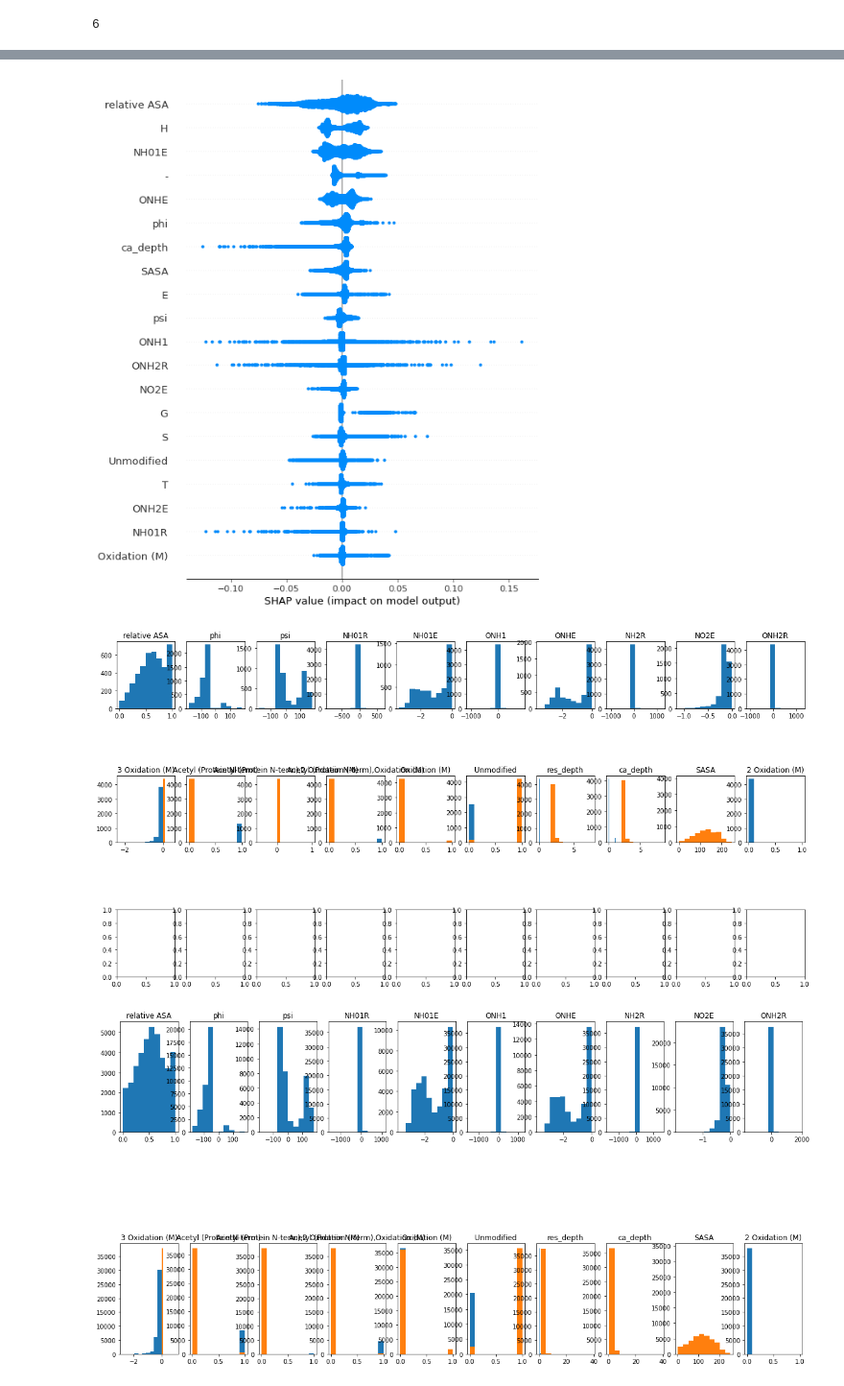
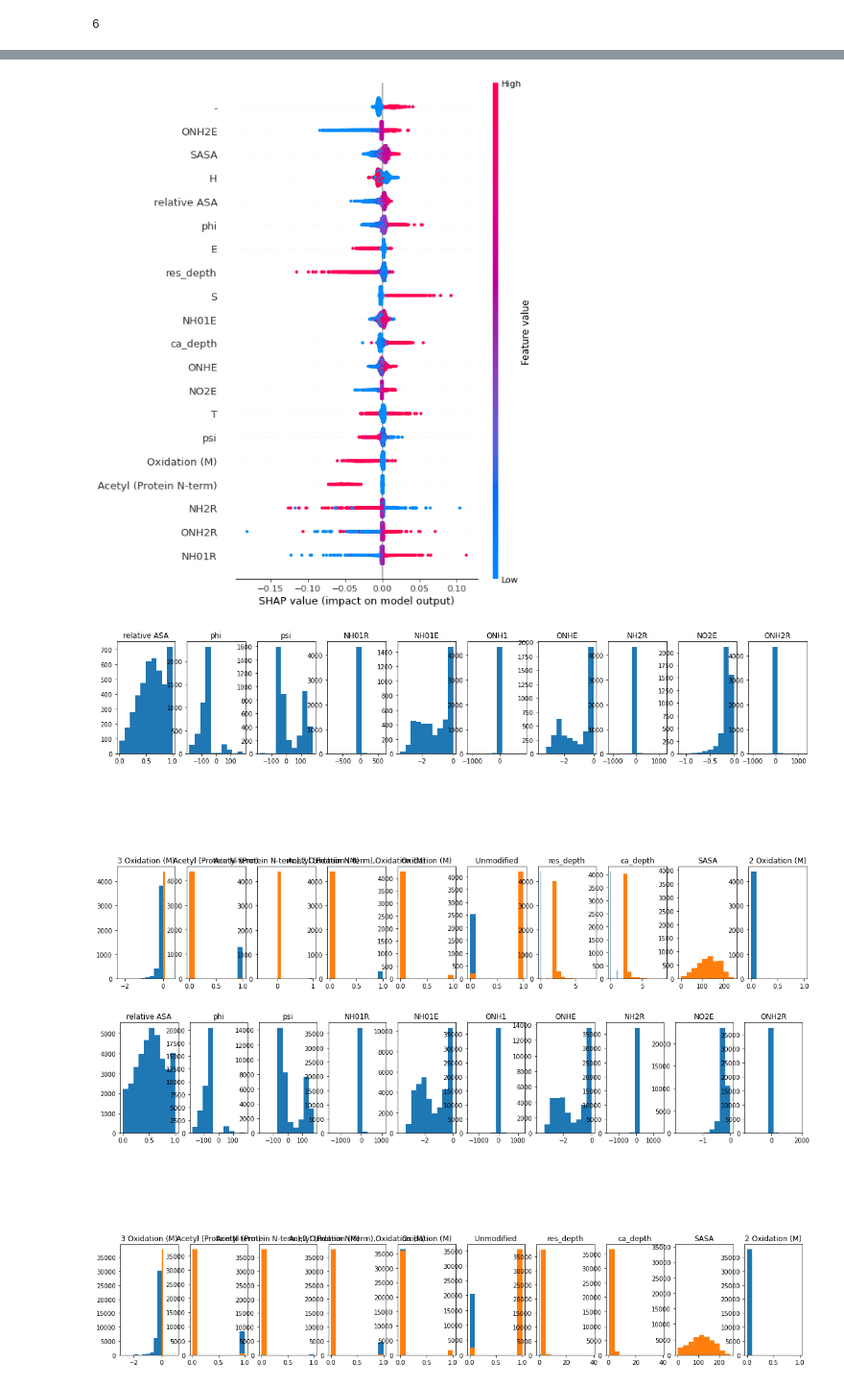
Before and after one commit to dkormocha/Proteomics, a Jupyter notebook: kras_test.ipynb, the cells around one changed output, grey strips where cells are left out. Shown: that part at 96% size. Drawn from its saved outputs; the diff is of its cells as text; code cells hidden in the pictures.

```diff
--- a/kras_test.ipynb
+++ b/kras_test.ipynb
@@ -145,26 +147,26 @@ shap.force_plot(explainer.expected_value[0], shap_values[0][0], X_test[0], featu
 <shap.plots._force.AdditiveForceVisualizer at 0x...>
 # %%
-shap.summary_plot(shap_values[0], plot_type = 'dot', feature_names = features.columns)
+shap.summary_plot(shap_values[0], X_test, feature_names=features.columns, plot_type='dot')
 # %% [output]
-[figure, old version]
+[figure, new version]
 # %%
 df1 = pd.DataFrame(df, columns= np.array(df.columns))
 cleav = df1.loc[(df1.Cleavage == 1)]
 import matplotlib.pyplot as plt
-fig, ax= plt.fig, ax = plt.subplots(3,10,figsize=(20, 10) )
+fig, ax= plt.fig, ax = plt.subplots(2,10,figsize=(20, 10) )
 i = 0
 j=0
-for c in cleav.columns[12:]:
+for c in cleav.columns[10:]:
     ax[j][i].hist(cleav[c])
     ax[j][i].set_title(c)
     i+=1
     if i==10:
         j=1
         i=0
 fig.subplots_adjust(hspace=1, wspace=0.2)
 plt.show()
 # %% [output]
-[figure, old version]
+[figure, new version]
 # %%
 df2 = pd.DataFrame(df, columns= np.array(df.columns))
 cleav1 = df2.loc[(df2.Cleavage == 0)]
```
Also changed, not shown: parts of 16 cells of this notebook.
